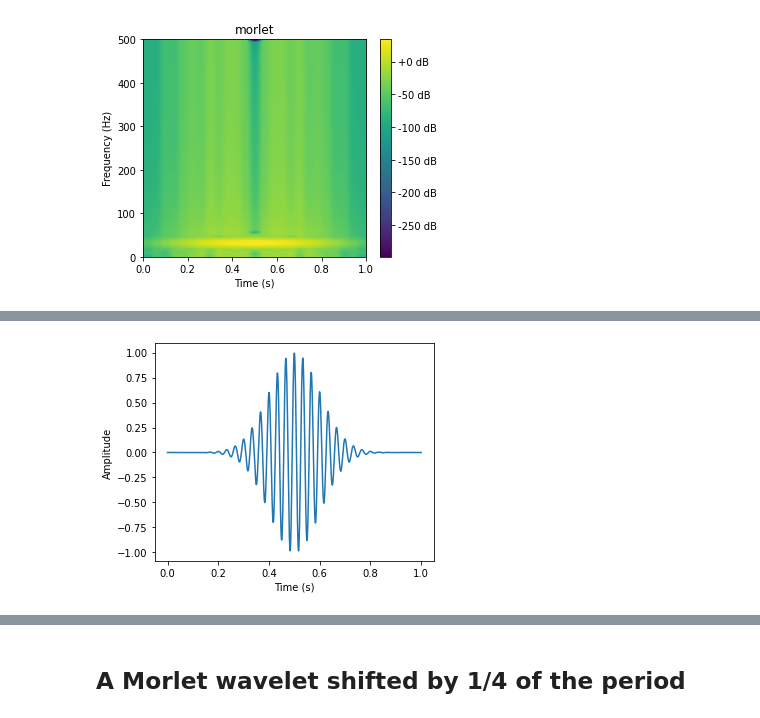
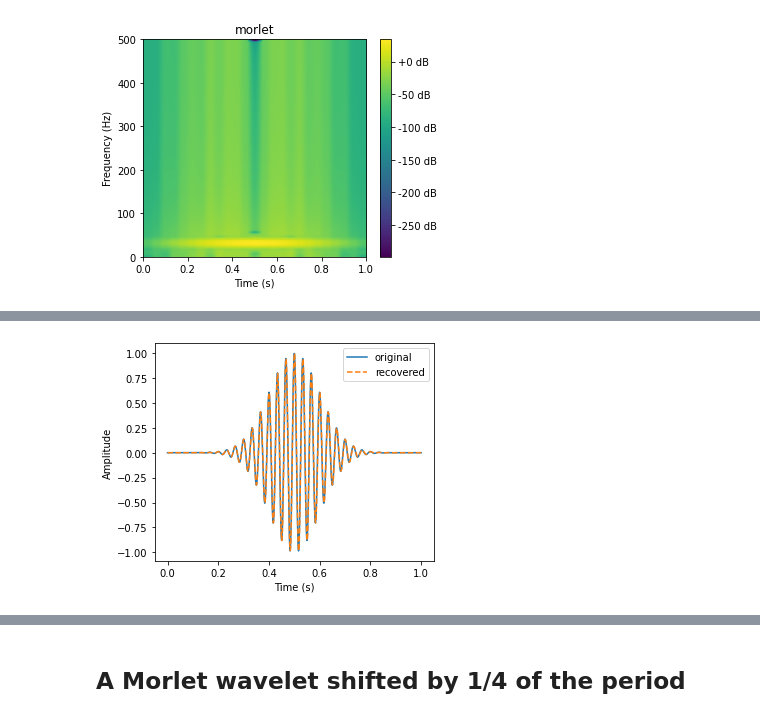
Before and after one commit to oliskir/phase-audibility, a Jupyter notebook: notebook/phase-audibility.ipynb, the cells around one changed output, grey strips where cells are left out. Saved outputs shown, nothing was run; the diff lists cells and outputs as text; code cells hidden in the pictures.

```diff
--- a/notebook/phase-audibility.ipynb
+++ b/notebook/phase-audibility.ipynb
@@ -17,7 +23,9 @@ fig = spec.plot()
 # %% [output]
 [figure]
 # %%
+from ketos.audio.waveform import plot
+
 wf_r = spec.recover_waveform(num_iters=25)
 
-fig = wf_r.plot()
+fig = plot([wf, wf_r], labels=['original', 'recovered'])
 # %% [output]
@@ -24 +33 @@ fig = wf_r.plot()
-[figure, old version]
+[figure, new version]
```
Also changed, not shown: parts of 10 cells of this notebook.
